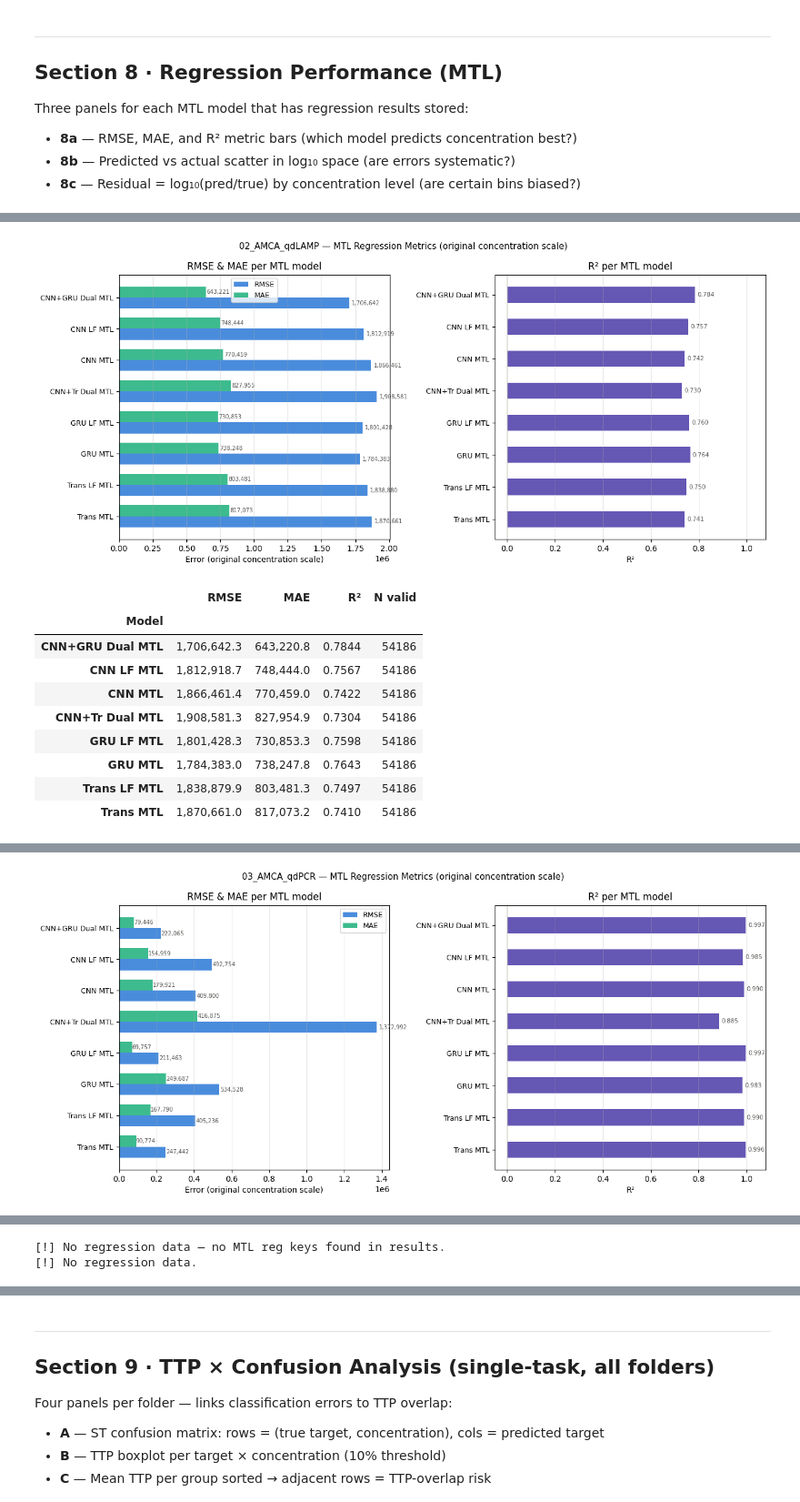
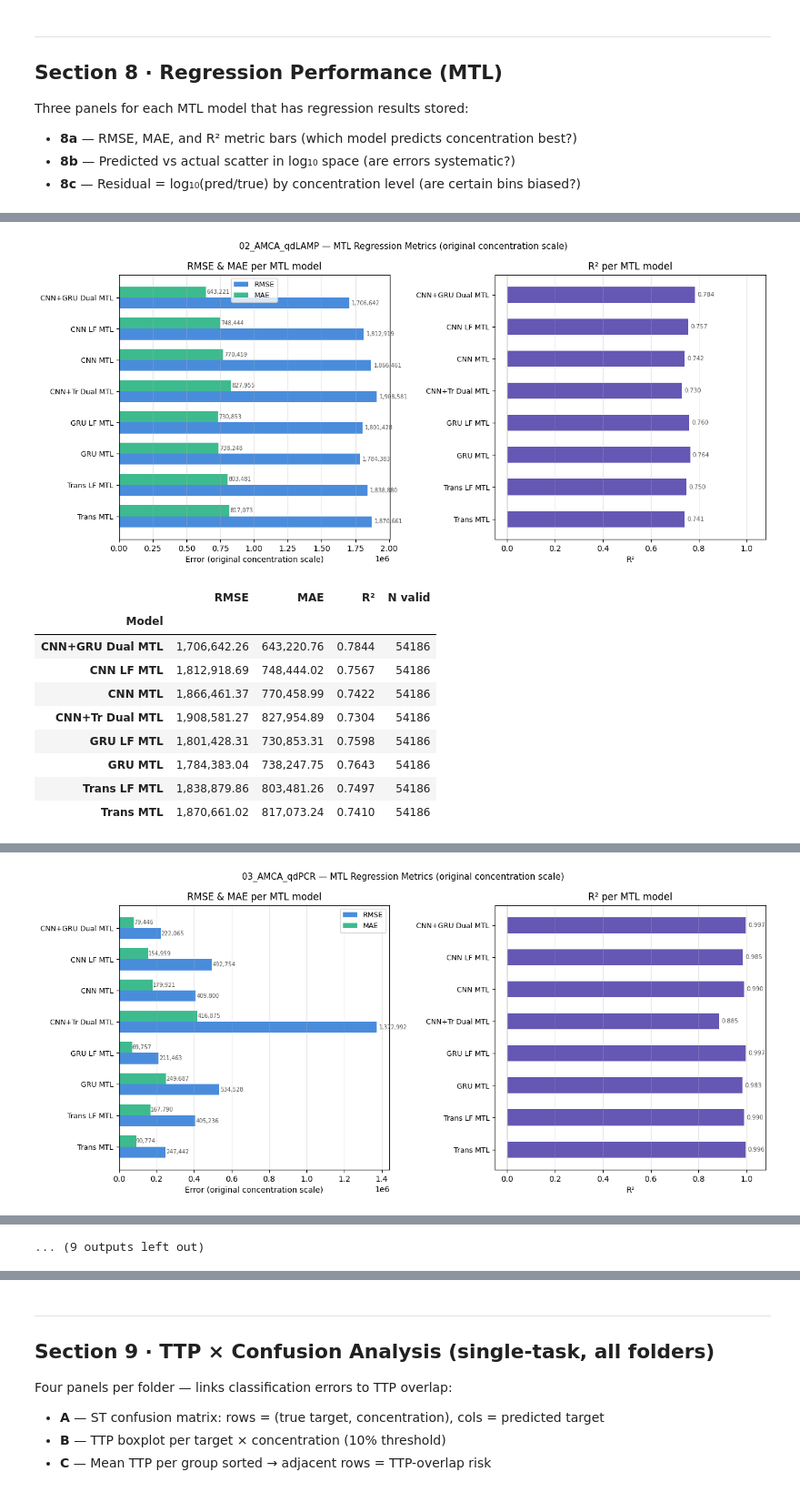
Before and after one commit to kautsarg/POC_DDM, a Jupyter notebook: gk_code/main/notebooks/lab_mtl_conc_analysis.ipynb, the cells around one changed output, grey strips where cells are left out. Shown at 91% size. Saved outputs shown, nothing was run; the diff lists cells and outputs as text; code cells hidden in the pictures.

```diff
--- a/gk_code/main/notebooks/lab_mtl_conc_analysis.ipynb
+++ b/gk_code/main/notebooks/lab_mtl_conc_analysis.ipynb
@@ -978,8 +994,8 @@ def plot_reg_metrics(reg_data, title=''):
 
     df_reg = pd.DataFrame([{
         'Model':   r['label'],
-        'RMSE':    f"{r['rmse']:,.1f}",
-        'MAE':     f"{r['mae']:,.1f}",
+        'RMSE':    f"{r['rmse']:,.2f}",
+        'MAE':     f"{r['mae']:,.2f}",
         'R²':      f"{r['r2']:.4f}",
         'N valid': r['n_valid'],
     } for r in reg_data])
@@ -1110,7 +1126,7 @@ _folders = (
     else sorted(f.name for f in Path(LAB_FOLDER).iterdir()
                 if f.is_dir() and (f / RESULT_JL).exists())
 )
-_folders = ['01_ACA_qdPCR', '02_AMCA_qdLAMP', '03_AMCA_qdPCR', '07_ACA_qdPCR_conc_filtered', '08_AMCA_qdPCR_conc_filtered']
+_folders = ['01_ACA_qdPCR', '02_AMCA_qdLAMP', '03_AMCA_qdPCR', '07_ACA_qdPCR_conc_filtered', '08_AMCA_qdPCR_conc_filtered', '09_Area_Conc', '10_Range_Conc']
 
 for _folder in _folders:
     _raw = load_results(_folder)
@@ -1182,7 +1234,7 @@ for _folder in _folders:
 
     # plot_stmtl_comparison(_res, _folder)
     plot_reg_metrics(reg_data, _folder)
-    plot_reg_scatter(reg_data, _folder, log10_scale=True)
+    plot_reg_scatter(reg_data, _folder, log10_scale=True, max_models=20)
     # plot_reg_residuals(reg_data, _folder)
 # %% [output]
 [figure]
@@ -1199,15 +1251,15 @@ for _folder in _folders:
 [figure]
 [figure]
 |  | RMSE | MAE | R² | N valid |
 | Model |  |  |  |  |
-| CNN+GRU Dual MTL | 1,706,642.3 | 643,220.8 | 0.7844 | 54186 |
-| CNN LF MTL | 1,812,918.7 | 748,444.0 | 0.7567 | 54186 |
-| CNN MTL | 1,866,461.4 | 770,459.0 | 0.7422 | 54186 |
-| CNN+Tr Dual MTL | 1,908,581.3 | 827,954.9 | 0.7304 | 54186 |
-| GRU LF MTL | 1,801,428.3 | 730,853.3 | 0.7598 | 54186 |
-| GRU MTL | 1,784,383.0 | 738,247.8 | 0.7643 | 54186 |
-| Trans LF MTL | 1,838,879.9 | 803,481.3 | 0.7497 | 54186 |
-| Trans MTL | 1,870,661.0 | 817,073.2 | 0.7410 | 54186 |
+| CNN+GRU Dual MTL | 1,706,642.26 | 643,220.76 | 0.7844 | 54186 |
+| CNN LF MTL | 1,812,918.69 | 748,444.02 | 0.7567 | 54186 |
+| CNN MTL | 1,866,461.37 | 770,458.99 | 0.7422 | 54186 |
+| CNN+Tr Dual MTL | 1,908,581.27 | 827,954.89 | 0.7304 | 54186 |
+| GRU LF MTL | 1,801,428.31 | 730,853.31 | 0.7598 | 54186 |
+| GRU MTL | 1,784,383.04 | 738,247.75 | 0.7643 | 54186 |
+| Trans LF MTL | 1,838,879.86 | 803,481.26 | 0.7497 | 54186 |
+| Trans MTL | 1,870,661.02 | 817,073.24 | 0.7410 | 54186 |
 [figure]
 [figure]
 |  | RMSE | MAE | R² | N valid |
@@ -1232,5 +1284,4 @@ for _folder in _folders:
 [figure]
-[!] No regression data — no MTL reg keys found in results.
-[!] No regression data.
+... (9 outputs left out)
 # %%
 def plot_model_across_folders(folders, model_key, outlier_filter=OUTLIER_FILTER):
```
Also changed, not shown: parts of 9 cells of this notebook, 6 other files.
